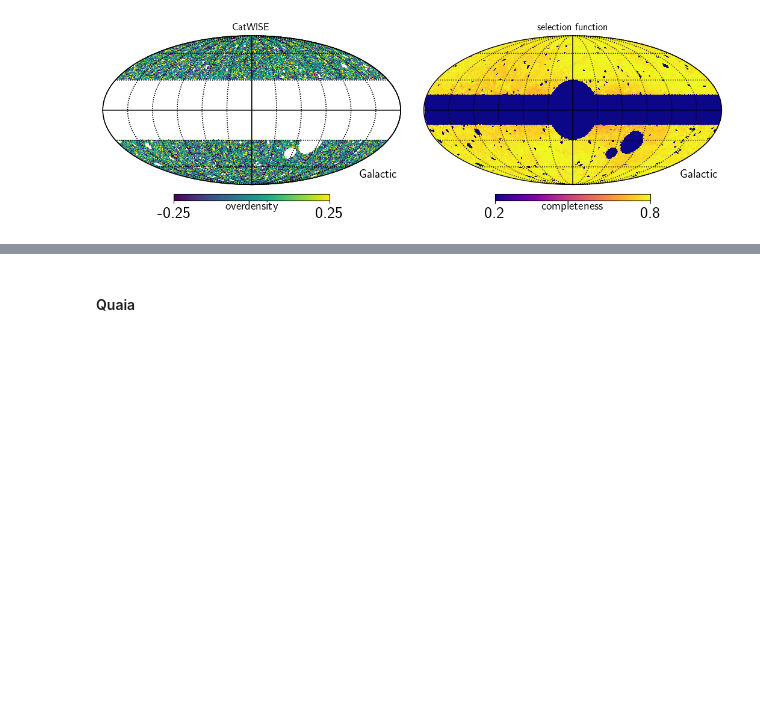
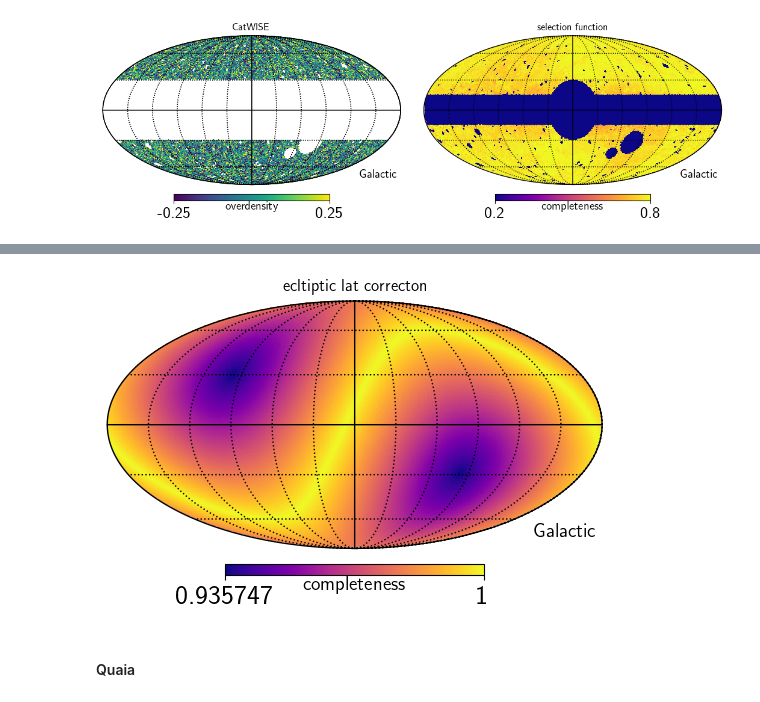
Before and after one commit to abbyw24/lss-dipoles, a Jupyter notebook: notebooks/2024-06-05_pseudo-Cells.ipynb, the cells around one changed output, grey strips where cells are left out. Cells and saved outputs as stored; diff of their text form; code cells hidden in the pictures; blank space fills up the shorter version.

```diff
--- a/notebooks/2024-06-05_pseudo-Cells.ipynb
+++ b/notebooks/2024-06-05_pseudo-Cells.ipynb
@@ -163,3 +166,12 @@ hp.graticule()
+# %%
+fig = plt.figure(figsize=(16,3))
+hp.mollview(selfunc_elatcorr, coord=['C','G'],
+            #min=30, max=100,
+            badcolor='w', fig=fig, sub=(1,3,1), cmap='plasma',
+            unit='completeness', title=f'ecltiptic lat correcton')
+hp.graticule()
+# %% [output]
+[figure, added]
 # %% [markdown]
 #### Quaia
 # %%
```
Also changed, not shown: parts of 9 cells of this notebook.
